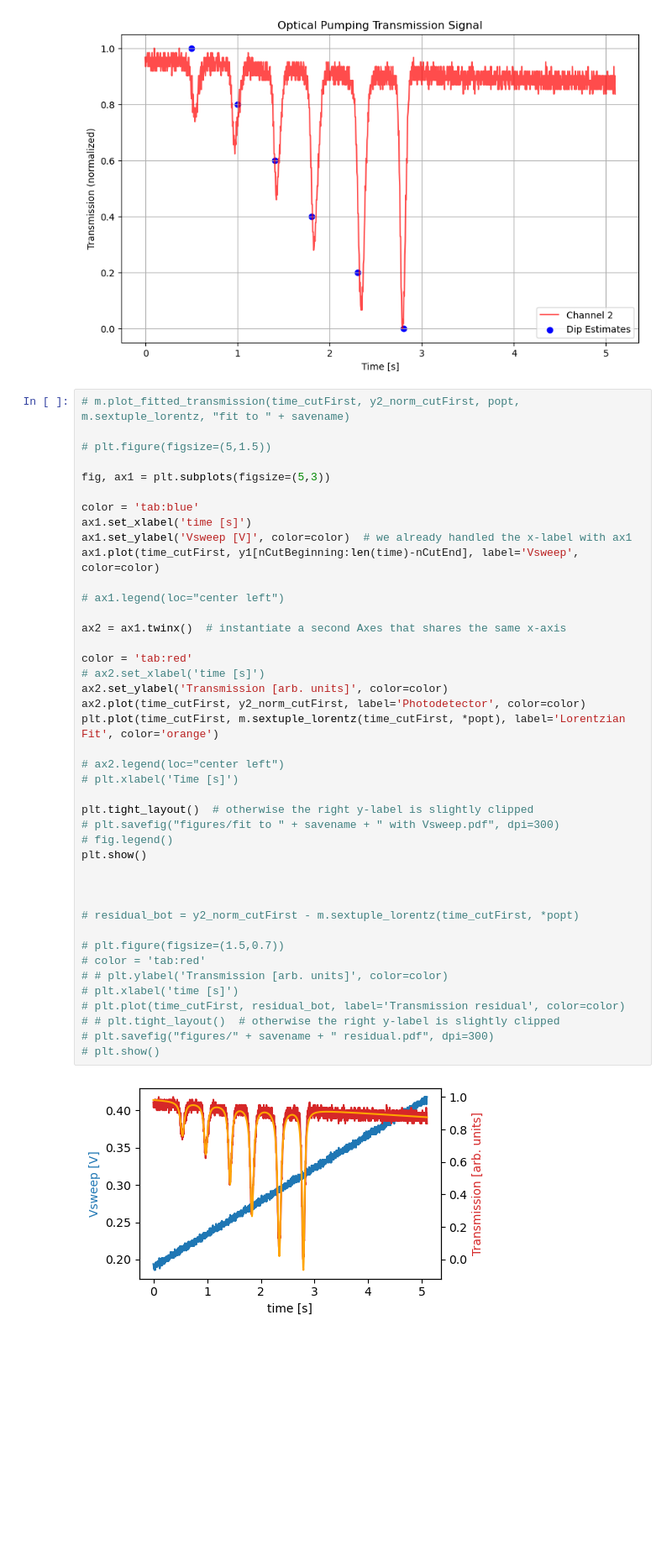
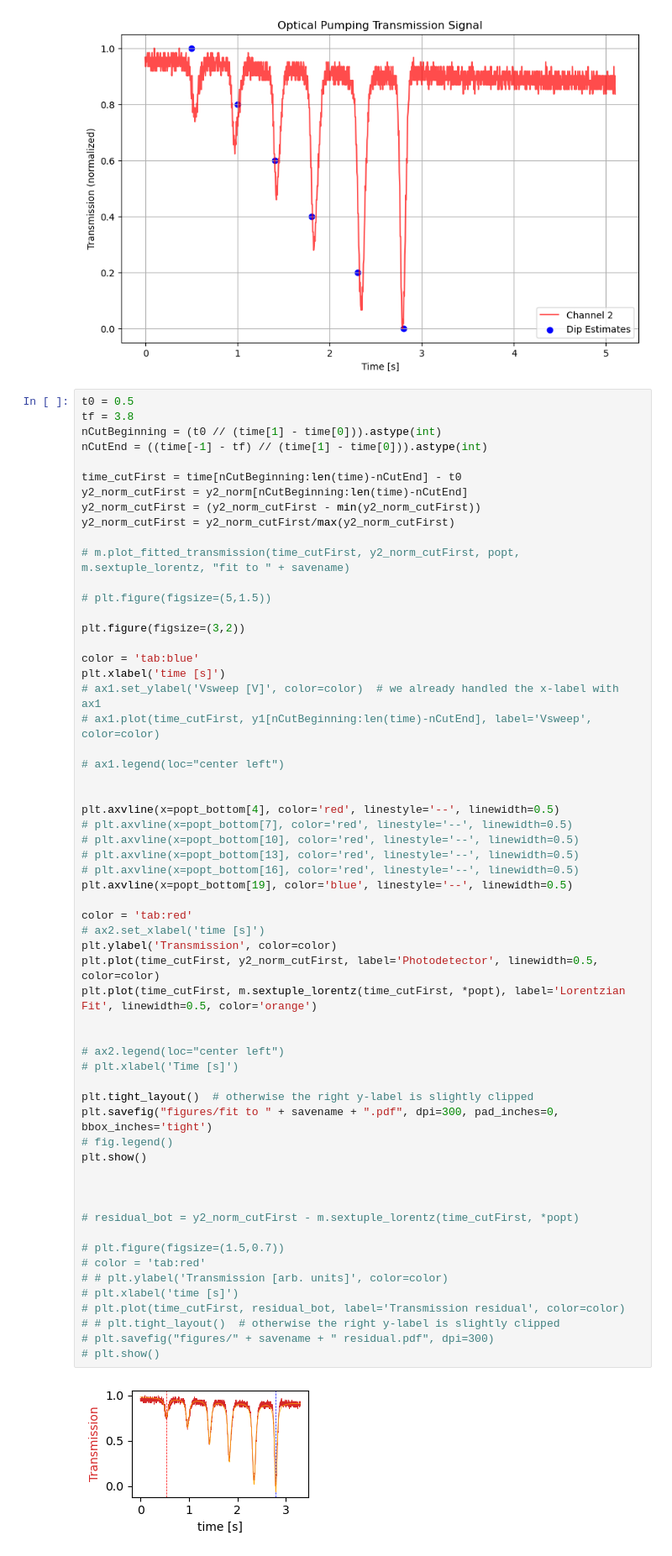
Before and after one commit to MarkZhit/PHYS409-Optical_Pumping, a Jupyter notebook: FigureCreation.ipynb, the cells around one changed output. Shown at 84% size. Cells and saved outputs as stored; diff of their text form; blank space fills up the shorter version.

Commit message:
Replotted some figures for the paper after referee replies

```diff
--- a/FigureCreation.ipynb
+++ b/FigureCreation.ipynb
@@ -50,49 +50,66 @@ p0_bottom = p0
 # %% [output]
 [figure]
 # %%
+t0 = 0.5
+tf = 3.8
+nCutBeginning = (t0 // (time[1] - time[0])).astype(int)
+nCutEnd = ((time[-1] - tf) // (time[1] - time[0])).astype(int)
+
+time_cutFirst = time[nCutBeginning:len(time)-nCutEnd] - t0
+y2_norm_cutFirst = y2_norm[nCutBeginning:len(time)-nCutEnd]
+y2_norm_cutFirst = (y2_norm_cutFirst - min(y2_norm_cutFirst))
+y2_norm_cutFirst = y2_norm_cutFirst/max(y2_norm_cutFirst)
+
 # m.plot_fitted_transmission(time_cutFirst, y2_norm_cutFirst, popt, m.sextuple_lorentz, "fit to " + savename)
 
 # plt.figure(figsize=(5,1.5))
 
-fig, ax1 = plt.subplots(figsize=(5,3))
+plt.figure(figsize=(3,2))
 
 color = 'tab:blue'
-ax1.set_xlabel('time [s]')
-ax1.set_ylabel('Vsweep [V]', color=color)  # we already handled the x-label with ax1
-ax1.plot(time_cutFirst, y1[nCutBeginning:len(time)-nCutEnd], label='Vsweep', color=color)
+plt.xlabel('time [s]')
+# ax1.set_ylabel('Vsweep [V]', color=color)  # we already handled the x-label with ax1
+# ax1.plot(time_cutFirst, y1[nCutBeginning:len(time)-nCutEnd], label='Vsweep', color=color)
 
 # ax1.legend(loc="center left")
 
-ax2 = ax1.twinx()  # instantiate a second Axes that shares the same x-axis
+
+plt.axvline(x=popt_bottom[4], color='red', linestyle='--', linewidth=0.5)
+# plt.axvline(x=popt_bottom[7], color='red', linestyle='--', linewidth=0.5)
+# plt.axvline(x=popt_bottom[10], color='red', linestyle='--', linewidth=0.5)
+# plt.axvline(x=popt_bottom[13], color='red', linestyle='--', linewidth=0.5)
+# plt.axvline(x=popt_bottom[16], color='red', linestyle='--', linewidth=0.5)
+plt.axvline(x=popt_bottom[19], color='blue', linestyle='--', linewidth=0.5)
 
 color = 'tab:red'
 # ax2.set_xlabel('time [s]')
-ax2.set_ylabel('Transmission [arb. units]', color=color)
-ax2.plot(time_cutFirst, y2_norm_cutFirst, label='Photodetector', color=color)
-plt.plot(time_cutFirst, m.sextuple_lorentz(time_cutFirst, *popt), label='Lorentzian Fit', color='orange')
+plt.ylabel('Transmission', color=color)
+plt.plot(time_cutFirst, y2_norm_cutFirst, label='Photodetector', linewidth=0.5, color=color)
+plt.plot(time_cutFirst, m.sextuple_lorentz(time_cutFirst, *popt), label='Lorentzian Fit', linewidth=0.5, color='orange')
+
 
 # ax2.legend(loc="center left")
 # plt.xlabel('Time [s]')
 
 plt.tight_layout()  # otherwise the right y-label is slightly clipped
-# plt.savefig("figures/fit to " + savename + " with Vsweep.pdf", dpi=300)
+plt.savefig("figures/fit to " + savename + ".pdf", dpi=300, pad_inches=0, bbox_inches='tight')
 # fig.legend()
 plt.show()
 
 
 
 # residual_bot = y2_norm_cutFirst - m.sextuple_lorentz(time_cutFirst, *popt)
 
 # plt.figure(figsize=(1.5,0.7))
 # color = 'tab:red'
 # # plt.ylabel('Transmission [arb. units]', color=color)
 # plt.xlabel('time [s]')
 # plt.plot(time_cutFirst, residual_bot, label='Transmission residual', color=color)
 # # plt.tight_layout()  # otherwise the right y-label is slightly clipped
 # plt.savefig("figures/" + savename + " residual.pdf", dpi=300)
 # plt.show()
 # %% [output]
-[figure, old version]
+[figure, new version]
 # %%
 freq = 110
 savename = "Apr 1 - " + str(freq) + 'kHz'
```
Also changed, not shown: parts of 2 cells of this notebook, 9 other files.
